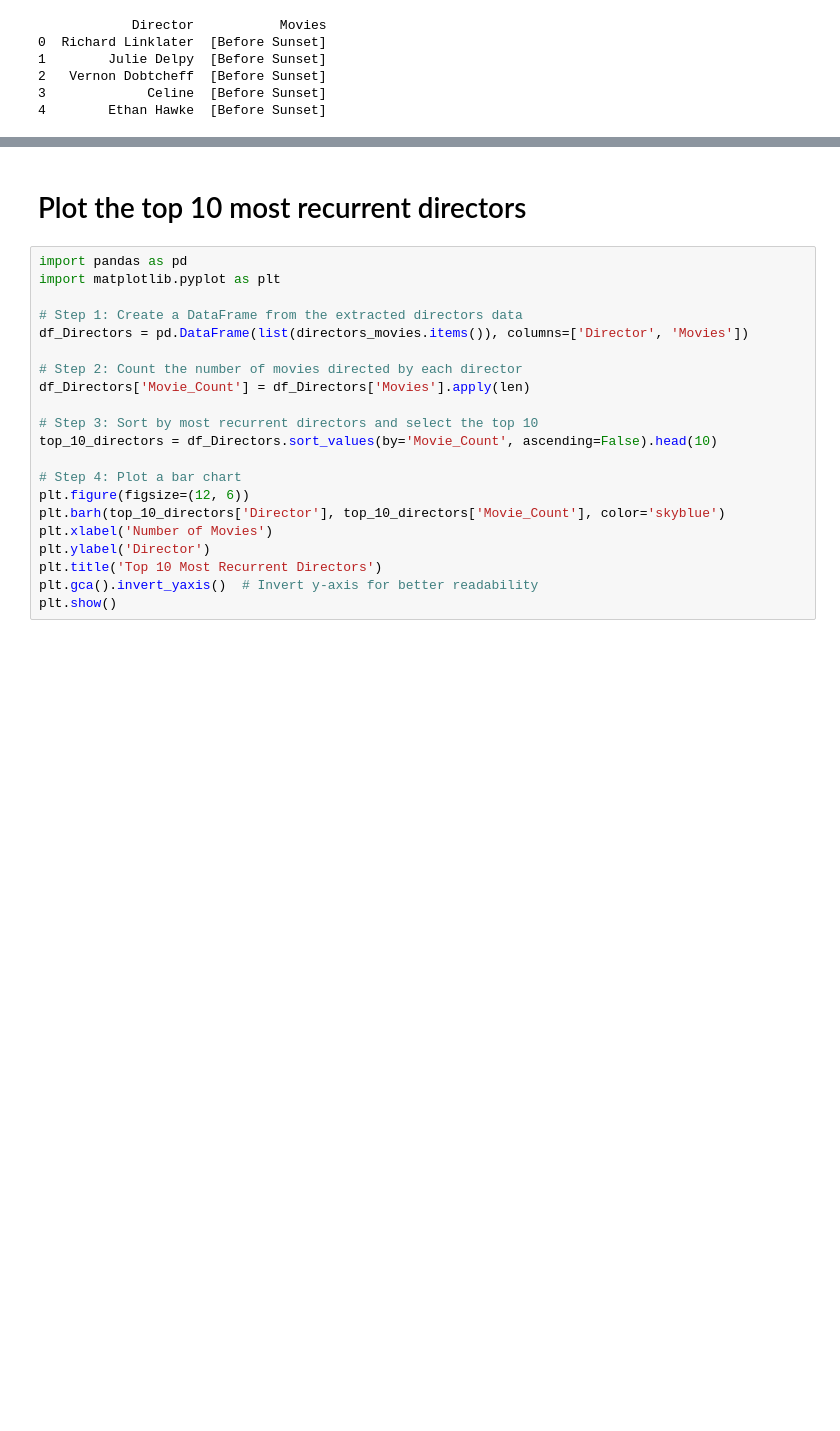
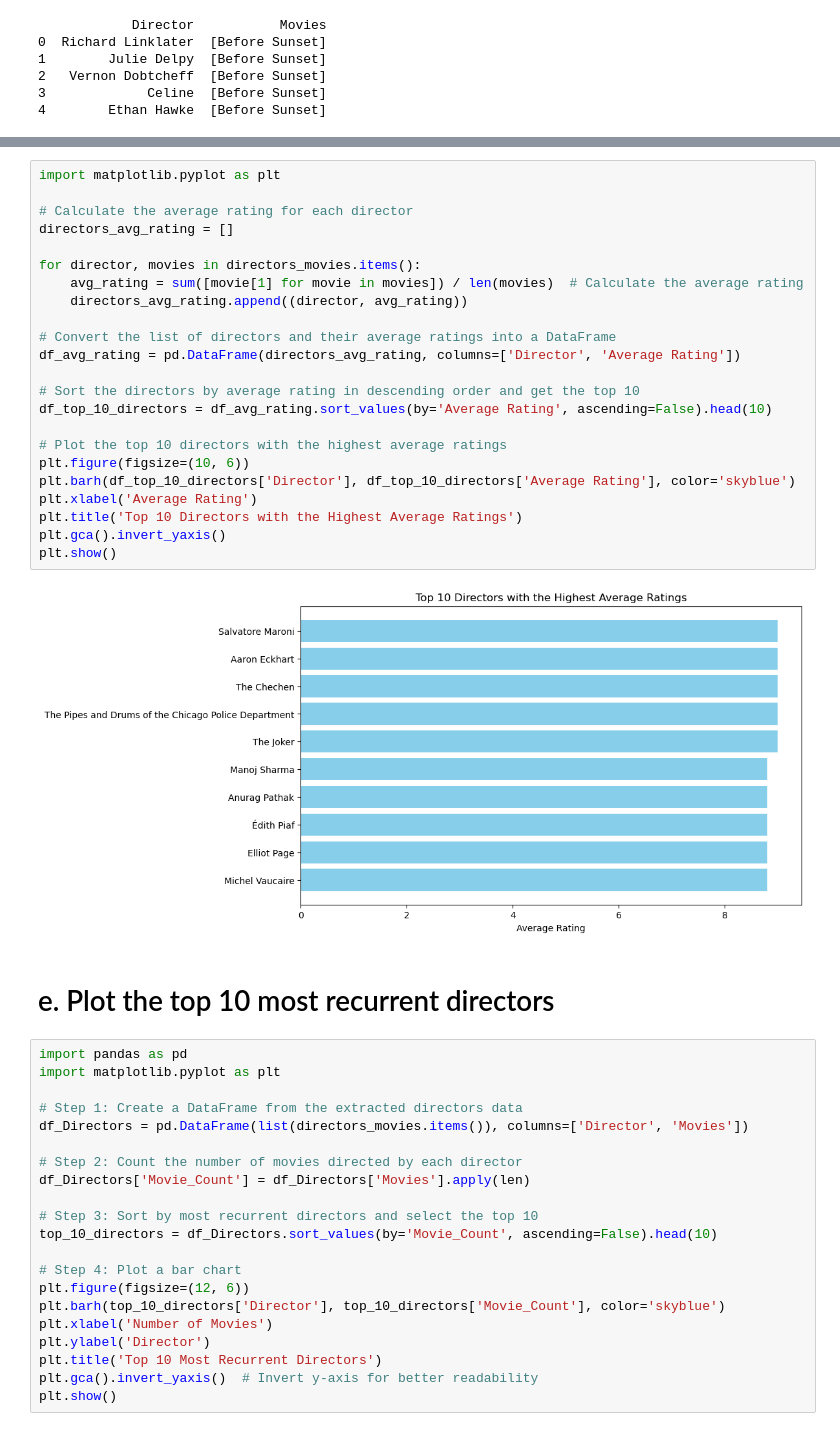
Before and after one commit to Aarabishan/Programming_DS_CW, a Jupyter notebook: Question_2/IMDb_Top10_Movie_Analysis.ipynb, the cells around one changed output, grey strips where cells are left out. Saved outputs shown, nothing was run; the diff lists cells and outputs as text; blank space fills up the shorter version.

```diff
--- a/Question_2/IMDb_Top10_Movie_Analysis.ipynb
+++ b/Question_2/IMDb_Top10_Movie_Analysis.ipynb
@@ -343,5 +376,30 @@ print(df_directors.head())
+# %%
+import matplotlib.pyplot as plt
+
+# Calculate the average rating for each director
+directors_avg_rating = []
+
+for director, movies in directors_movies.items():
+    avg_rating = sum([movie[1] for movie in movies]) / len(movies)  # Calculate the average rating
+    directors_avg_rating.append((director, avg_rating))
+
+# Convert the list of directors and their average ratings into a DataFrame
+df_avg_rating = pd.DataFrame(directors_avg_rating, columns=['Director', 'Average Rating'])
+
+# Sort the directors by average rating in descending order and get the top 10
+df_top_10_directors = df_avg_rating.sort_values(by='Average Rating', ascending=False).head(10)
+
+# Plot the top 10 directors with the highest average ratings
+plt.figure(figsize=(10, 6))
+plt.barh(df_top_10_directors['Director'], df_top_10_directors['Average Rating'], color='skyblue')
+plt.xlabel('Average Rating')
+plt.title('Top 10 Directors with the Highest Average Ratings')
+plt.gca().invert_yaxis()
+plt.show()
+# %% [output]
+[figure, added]
 # %% [markdown]
-# Plot the top 10 most recurrent directors
+# e. Plot the top 10 most recurrent directors
 # %%
 import pandas as pd
 import matplotlib.pyplot as plt
```
Also changed, not shown: parts of 13 cells of this notebook.
